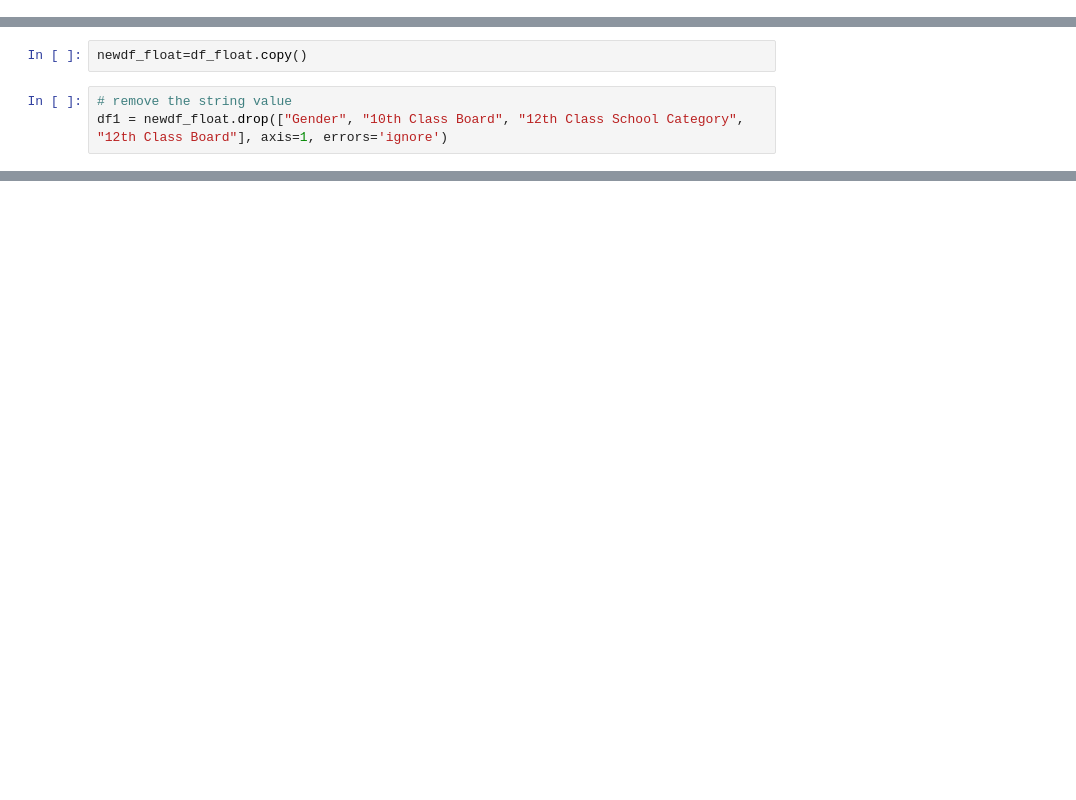
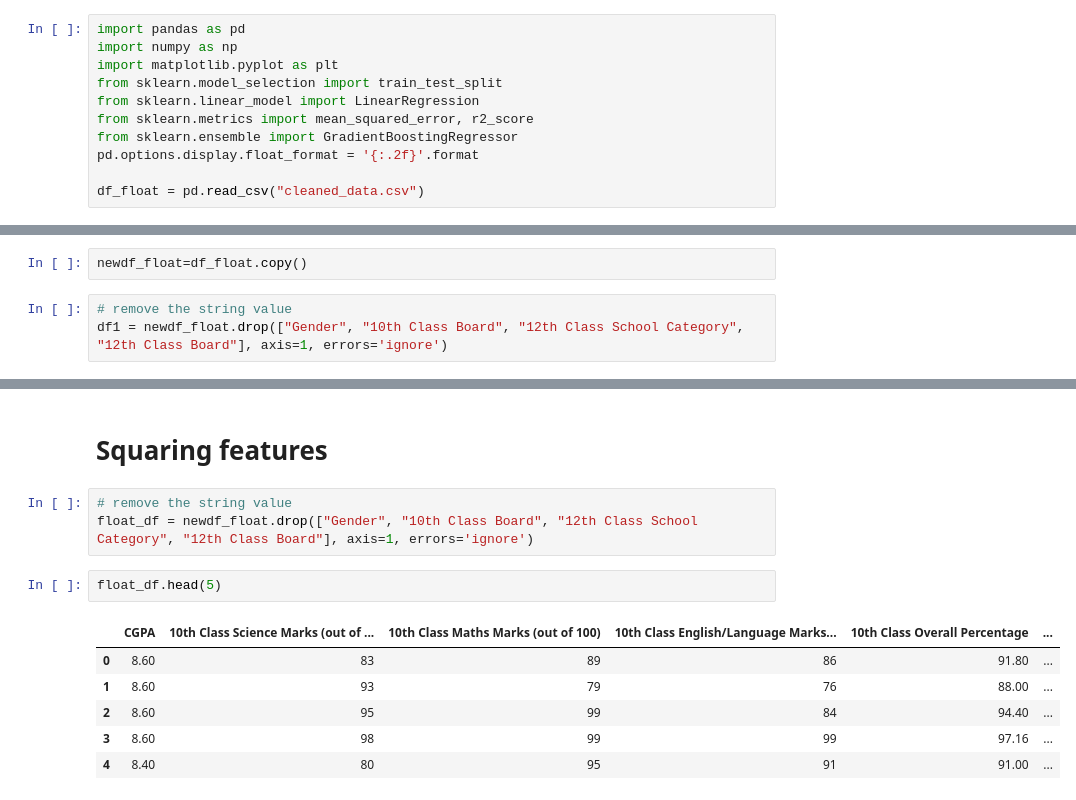
Before and after one commit to amitsitare/CGPA-Prediction-Model, a Jupyter notebook: LeniarRegression.ipynb, the cells around one changed output, grey strips where cells are left out. Saved outputs shown, nothing was run; the diff lists cells and outputs as text; blank space fills up the shorter version.

Commit message:
Regression on other features

```diff
--- a/LeniarRegression.ipynb
+++ b/LeniarRegression.ipynb
@@ -4,3 +1,14 @@ df_float = pd.read_csv("cleaned_data.csv")
+# %%
+import pandas as pd
+import numpy as np
+import matplotlib.pyplot as plt
+from sklearn.model_selection import train_test_split
+from sklearn.linear_model import LinearRegression
+from sklearn.metrics import mean_squared_error, r2_score
+from sklearn.ensemble import GradientBoostingRegressor
+pd.options.display.float_format = '{:.2f}'.format
+
+df_float = pd.read_csv("cleaned_data.csv")
 # %%
 df_float.head(2)
 # %% [output]
@@ -326,0 +357,14 @@ Feature Coefficients:
+# %% [markdown]
+# Squaring features
+# %%
+# remove the string value
+float_df = newdf_float.drop(["Gender", "10th Class Board", "12th Class School Category", "12th Class Board"], axis=1, errors='ignore')
+# %%
+float_df.head(5)
+# %% [output]
+|  | CGPA | 10th Class Science Marks (out of ... | 10th Class Maths Marks (out of 100) | 10th Class English/Language Marks... | 10th Class Overall Percentage | ... |
+| 0 | 8.60 | 83 | 89 | 86 | 91.80 | ... |
+| 1 | 8.60 | 93 | 79 | 76 | 88.00 | ... |
+| 2 | 8.60 | 95 | 99 | 84 | 94.40 | ... |
+| 3 | 8.60 | 98 | 99 | 99 | 97.16 | ... |
+| 4 | 8.40 | 80 | 95 | 91 | 91.00 | ... |
```
Also changed, not shown: parts of 19 cells of this notebook.
